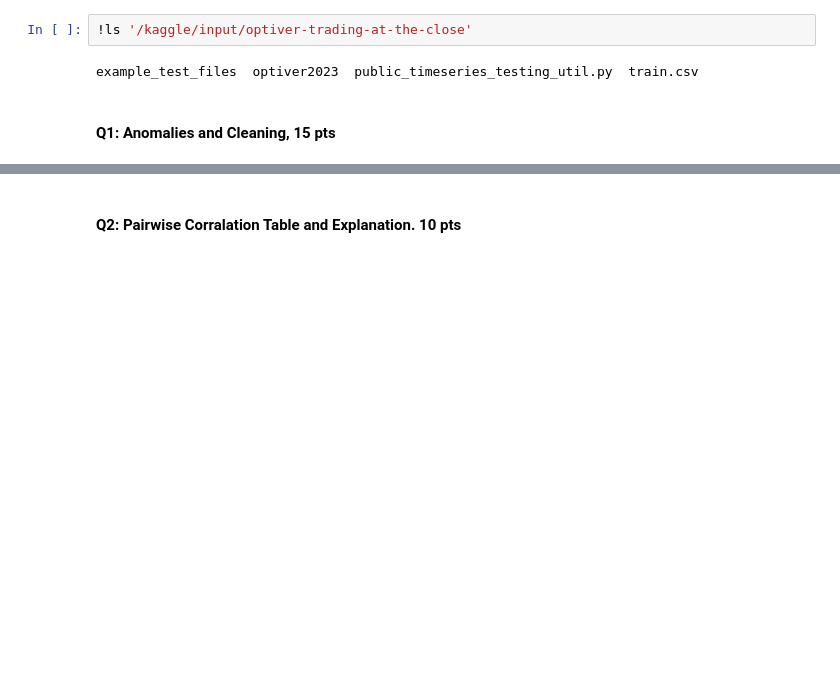
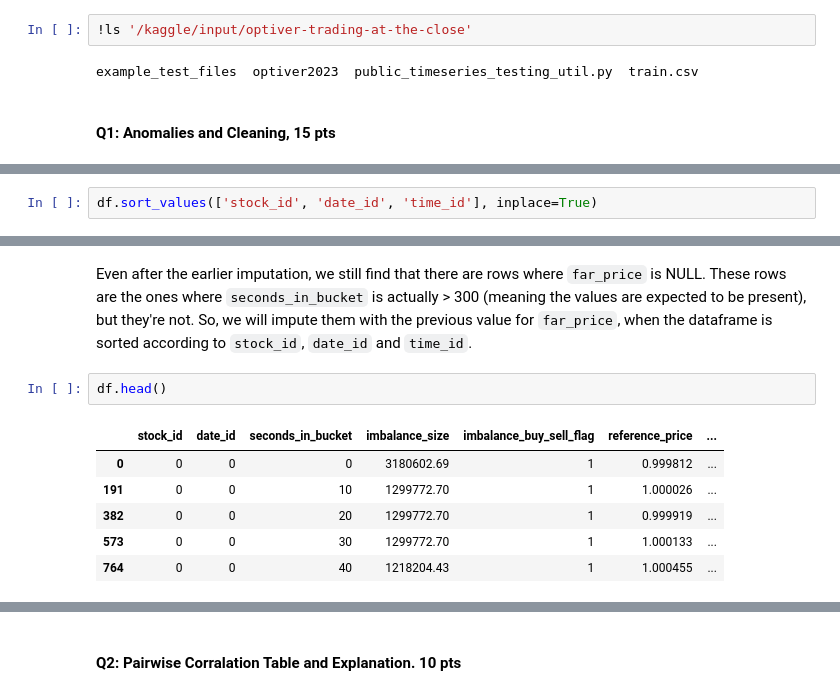
Before and after one commit to fundekaustubh/optiver-trading-challenge, a Jupyter notebook: optiver-2023-basic-submission-demo.ipynb, the cells around one changed output, grey strips where cells are left out. Cells and saved outputs as stored; diff of their text form; blank space fills up the shorter version.

```diff
--- a/optiver-2023-basic-submission-demo.ipynb
+++ b/optiver-2023-basic-submission-demo.ipynb
@@ -267,0 +140,2 @@ temp_df.head()
+# %%
+df.sort_values(['stock_id', 'date_id', 'time_id'], inplace=True)
@@ -267,0 +262,11 @@ temp_df.head()
+# %% [markdown]
+Even after the earlier imputation, we still find that there are rows where `far_price` is NULL. These rows are the ones where `seconds_in_bucket` is actually > 300 (meaning the values are expected to be present), but they're not. So, we will impute them with the previous value for `far_price`, when the dataframe is sorted according to `stock_id`, `date_id` and `time_id`.
+# %%
+df.head()
+# %% [output]
+|  | stock_id | date_id | seconds_in_bucket | imbalance_size | imbalance_buy_sell_flag | reference_price | ... |
+| 0 | 0 | 0 | 0 | 3180602.69 | 1 | 0.999812 | ... |
+| 191 | 0 | 0 | 10 | 1299772.70 | 1 | 1.000026 | ... |
+| 382 | 0 | 0 | 20 | 1299772.70 | 1 | 0.999919 | ... |
+| 573 | 0 | 0 | 30 | 1299772.70 | 1 | 1.000133 | ... |
+| 764 | 0 | 0 | 40 | 1218204.43 | 1 | 1.000455 | ... |
```
Also changed, not shown: parts of 46 cells of this notebook.
